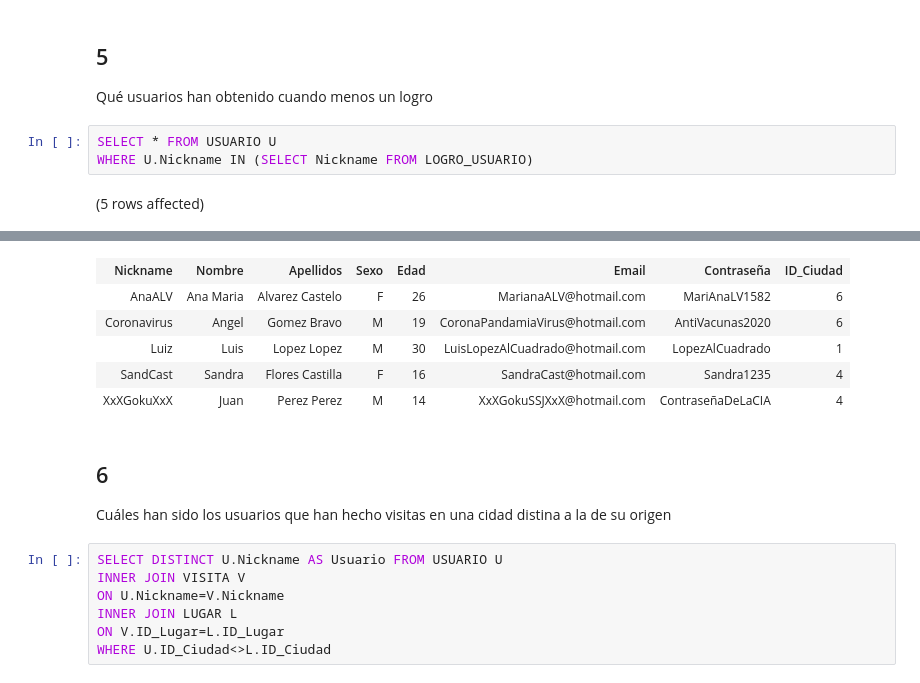
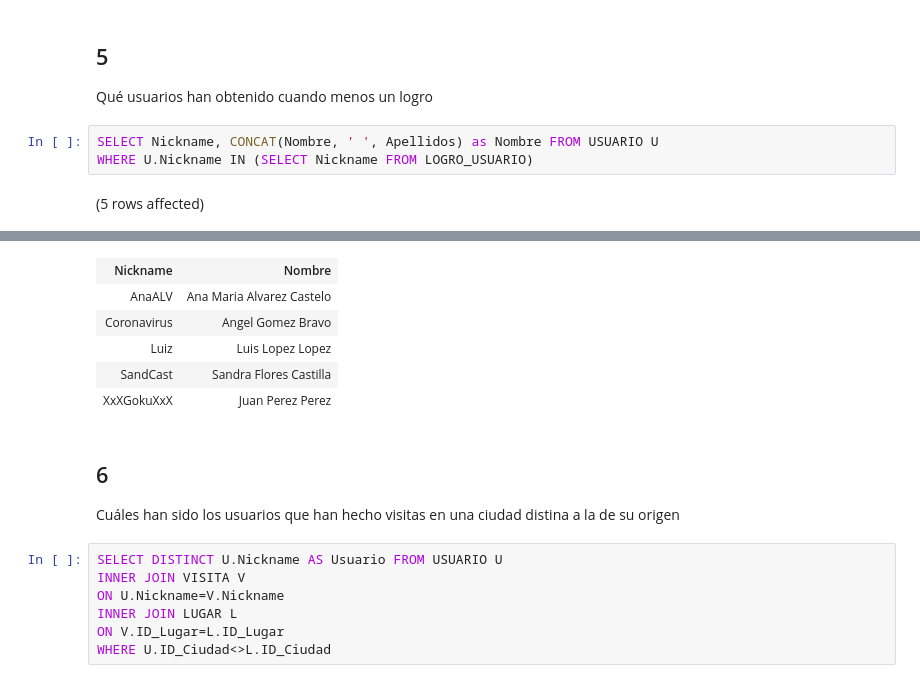
Before and after one commit to DanielCamposs98/BDCuatroCuadras, a Jupyter notebook: CuatroCuadras (Consultas).ipynb, the cells around one changed output, grey strips where cells are left out. Saved outputs shown, nothing was run; the diff lists cells and outputs as text.

```diff
--- a/CuatroCuadras (Consultas).ipynb
+++ b/CuatroCuadras (Consultas).ipynb
@@ -78,7 +78,7 @@ Total execution time: 00:00:00.091
 ## 5
 Qué usuarios han obtenido cuando menos un logro
 # %%
-SELECT * FROM USUARIO U
+SELECT Nickname, CONCAT(Nombre, ' ', Apellidos) as Nombre FROM USUARIO U
 WHERE U.Nickname IN (SELECT Nickname FROM LOGRO_USUARIO)
 # %% [output]
 (5 rows affected)
@@ -86,12 +86,12 @@ Total execution time: 00:00:01.011
-| Nickname | Nombre | Apellidos | Sexo | Edad | Email | Contraseña | ID_Ciudad |
-| AnaALV | Ana Maria | Alvarez Castelo | F | 26 | MarianaALV@hotmail.com | MariAnaLV1582 | 6 |
-| Coronavirus | Angel | Gomez Bravo | M | 19 | CoronaPandamiaVirus@hotmail.com | AntiVacunas2020 | 6 |
-| Luiz | Luis | Lopez Lopez | M | 30 | LuisLopezAlCuadrado@hotmail.com | LopezAlCuadrado | 1 |
-| SandCast | Sandra | Flores Castilla | F | 16 | SandraCast@hotmail.com | Sandra1235 | 4 |
-| XxXGokuXxX | Juan | Perez Perez | M | 14 | XxXGokuSSJXxX@hotmail.com | ContraseñaDeLaCIA | 4 |
+| Nickname | Nombre |
+| AnaALV | Ana Maria Alvarez Castelo |
+| Coronavirus | Angel Gomez Bravo |
+| Luiz | Luis Lopez Lopez |
+| SandCast | Sandra Flores Castilla |
+| XxXGokuXxX | Juan Perez Perez |
 # %% [markdown]
 ## 6
-Cuáles han sido los usuarios que han hecho visitas en una cidad distina a la de su origen
+Cuáles han sido los usuarios que han hecho visitas en una ciudad distina a la de su origen
 # %%
 SELECT DISTINCT U.Nickname AS Usuario FROM USUARIO U
 INNER JOIN VISITA V
```
Also changed, not shown: parts of 22 cells of this notebook.
